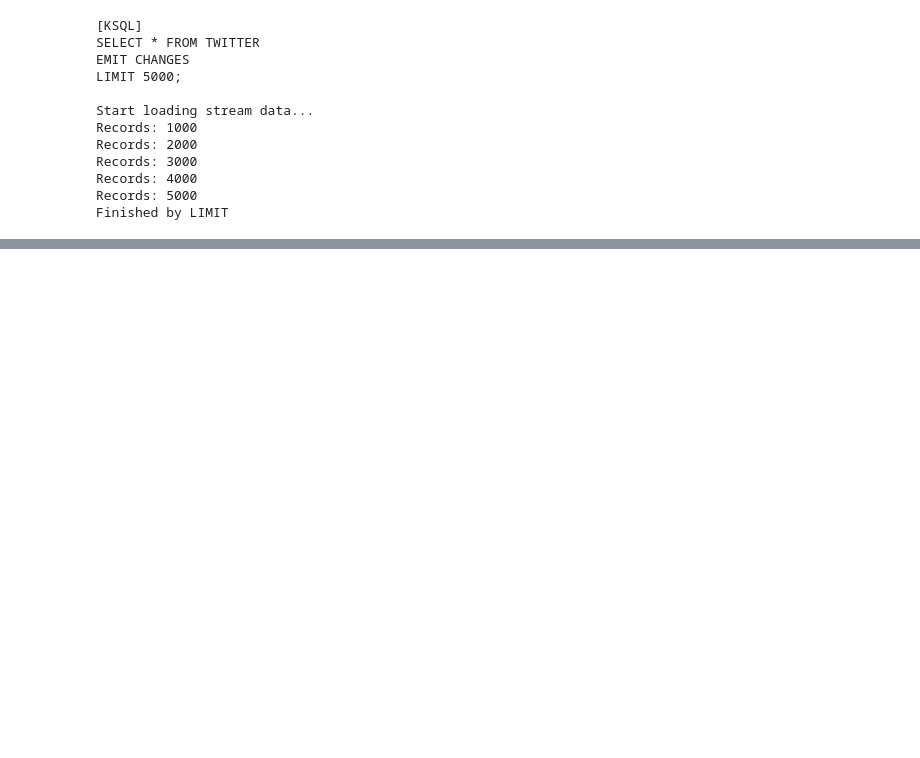
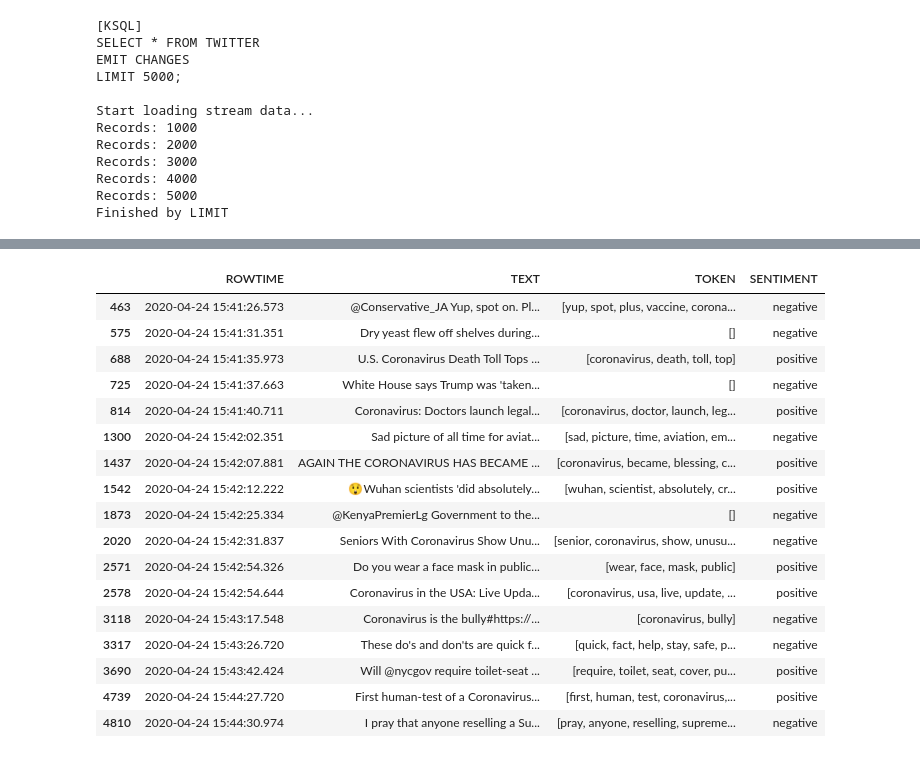
Before and after one commit to longnym/TLB_2019, a Jupyter notebook: twitter_sentiment.ipynb, the cells around one changed output, grey strips where cells are left out. Cells and saved outputs as stored; diff of their text form; code cells hidden in the pictures; blank space fills up the shorter version.

```diff
--- a/twitter_sentiment.ipynb
+++ b/twitter_sentiment.ipynb
@@ -208,0 +225,22 @@ plt.show
+# %%
+keyword = 'coronavirus'
+df[df['TEXT'].str.lower().str.contains(keyword.lower())]
+# %% [output]
+|  | ROWTIME | TEXT | TOKEN | SENTIMENT |
+| 463 | 2020-04-24 15:41:26.573 | @Conservative_JA Yup, spot on. Pl... | [yup, spot, plus, vaccine, corona... | negative |
+| 575 | 2020-04-24 15:41:31.351 | Dry yeast flew off shelves during... | [] | negative |
+| 688 | 2020-04-24 15:41:35.973 | U.S. Coronavirus Death Toll Tops ... | [coronavirus, death, toll, top] | positive |
+| 725 | 2020-04-24 15:41:37.663 | White House says Trump was 'taken... | [] | negative |
+| 814 | 2020-04-24 15:41:40.711 | Coronavirus: Doctors launch legal... | [coronavirus, doctor, launch, leg... | positive |
+| 1300 | 2020-04-24 15:42:02.351 | Sad picture of all time for aviat... | [sad, picture, time, aviation, em... | negative |
+| 1437 | 2020-04-24 15:42:07.881 | AGAIN THE CORONAVIRUS HAS BECAME ... | [coronavirus, became, blessing, c... | positive |
+| 1542 | 2020-04-24 15:42:12.222 | 😲Wuhan scientists 'did absolutely... | [wuhan, scientist, absolutely, cr... | positive |
+| 1873 | 2020-04-24 15:42:25.334 | @KenyaPremierLg Government to the... | [] | negative |
+| 2020 | 2020-04-24 15:42:31.837 | Seniors With Coronavirus Show Unu... | [senior, coronavirus, show, unusu... | negative |
+| 2571 | 2020-04-24 15:42:54.326 | Do you wear a face mask in public... | [wear, face, mask, public] | positive |
+| 2578 | 2020-04-24 15:42:54.644 | Coronavirus in the USA: Live Upda... | [coronavirus, usa, live, update, ... | positive |
+| 3118 | 2020-04-24 15:43:17.548 | Coronavirus is the bully#https://... | [coronavirus, bully] | negative |
+| 3317 | 2020-04-24 15:43:26.720 | These do's and don'ts are quick f... | [quick, fact, help, stay, safe, p... | negative |
+| 3690 | 2020-04-24 15:43:42.424 | Will @nycgov require toilet-seat ... | [require, toilet, seat, cover, pu... | positive |
+| 4739 | 2020-04-24 15:44:27.720 | First human-test of a Coronavirus... | [first, human, test, coronavirus,... | positive |
+| 4810 | 2020-04-24 15:44:30.974 | I pray that anyone reselling a Su... | [pray, anyone, reselling, supreme... | negative |
```
Also changed, not shown: parts of 5 cells of this notebook, 1 other file.
